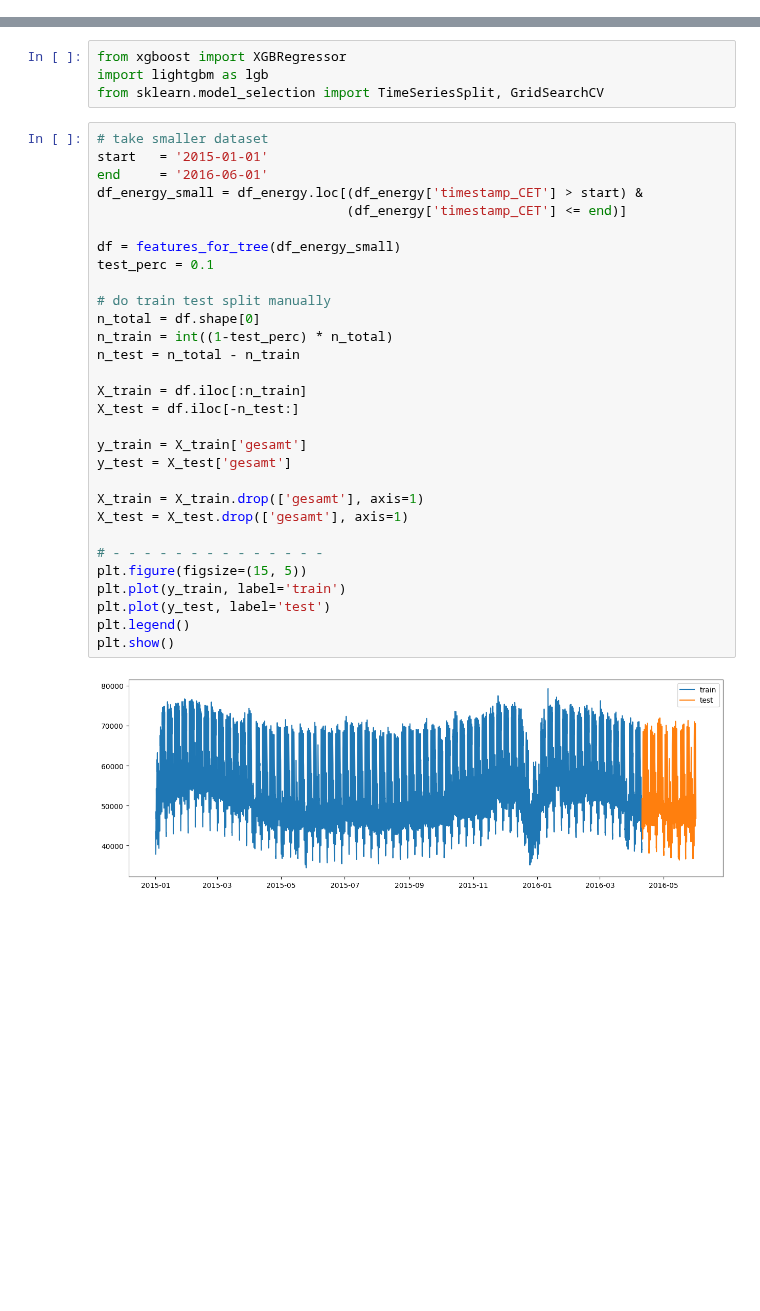
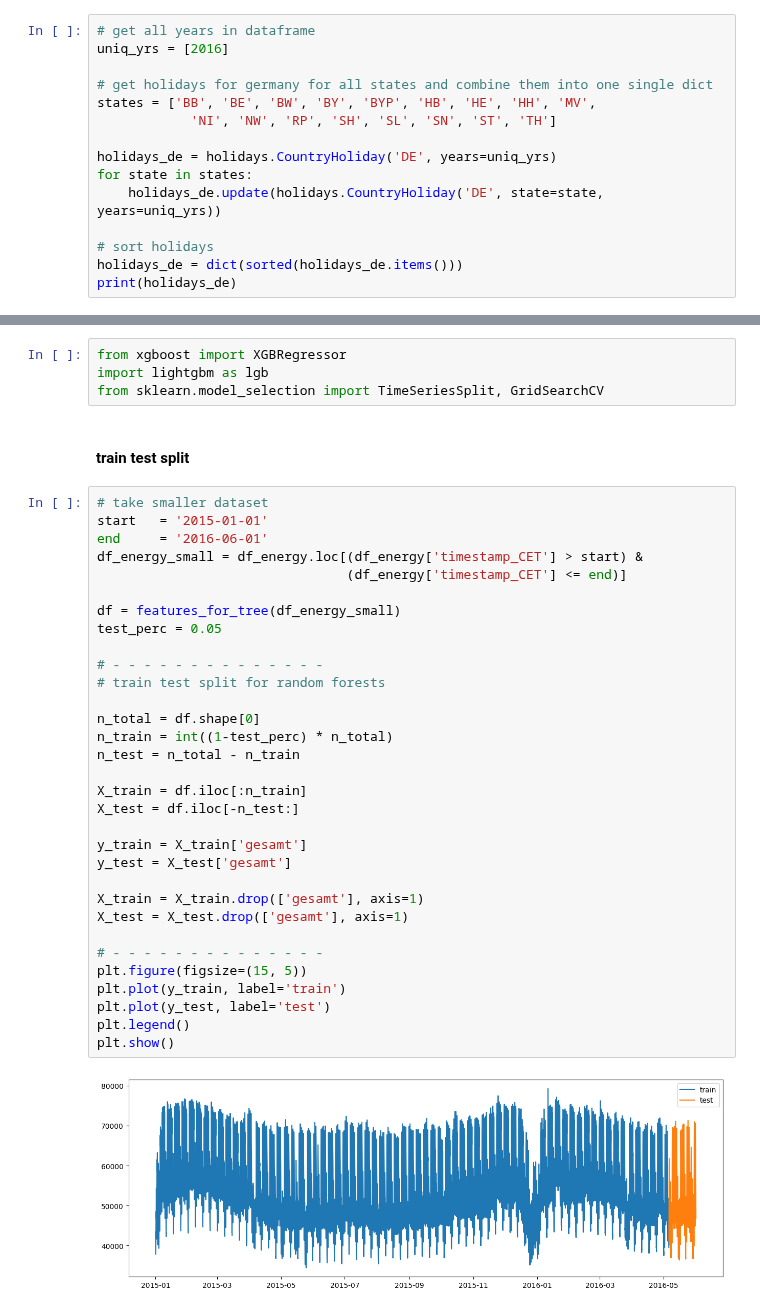
Before and after one commit to hikotei/2023_11-PTSFC, a Jupyter notebook: 2023_12_21 lin reg dummy, xgboost, lightgbm.ipynb, the cells around one changed output, grey strips where cells are left out. Cells and saved outputs as stored; diff of their text form; blank space fills up the shorter version.

```diff
--- a/2023_12_21 lin reg dummy, xgboost, lightgbm.ipynb
+++ b/2023_12_21 lin reg dummy, xgboost, lightgbm.ipynb
@@ -45,0 +50,15 @@ None
+# %%
+# get all years in dataframe
+uniq_yrs = [2016]
+
+# get holidays for germany for all states and combine them into one single dict
+states = ['BB', 'BE', 'BW', 'BY', 'BYP', 'HB', 'HE', 'HH', 'MV',
+            'NI', 'NW', 'RP', 'SH', 'SL', 'SN', 'ST', 'TH']
+
+holidays_de = holidays.CountryHoliday('DE', years=uniq_yrs)
+for state in states:
+    holidays_de.update(holidays.CountryHoliday('DE', state=state, years=uniq_yrs))
+
+# sort holidays
+holidays_de = dict(sorted(holidays_de.items()))
+print(holidays_de)
@@ -376,35 +401,39 @@ RMSE: 3500.2848571557174
 from xgboost import XGBRegressor
 import lightgbm as lgb
 from sklearn.model_selection import TimeSeriesSplit, GridSearchCV
+# %% [markdown]
+#### train test split
 # %%
 # take smaller dataset
 start   = '2015-01-01'
 end     = '2016-06-01'
 df_energy_small = df_energy.loc[(df_energy['timestamp_CET'] > start) &
                                 (df_energy['timestamp_CET'] <= end)]
 
 df = features_for_tree(df_energy_small)
-test_perc = 0.1
+test_perc = 0.05
 
-# do train test split manually
+# - - - - - - - - - - - - - -
+# train test split for random forests
+
 n_total = df.shape[0]
 n_train = int((1-test_perc) * n_total)
 n_test = n_total - n_train
 
 X_train = df.iloc[:n_train]
 X_test = df.iloc[-n_test:]
 
 y_train = X_train['gesamt']
 y_test = X_test['gesamt']
 
 X_train = X_train.drop(['gesamt'], axis=1)
 X_test = X_test.drop(['gesamt'], axis=1)
 
 # - - - - - - - - - - - - - -
 plt.figure(figsize=(15, 5))
 plt.plot(y_train, label='train')
 plt.plot(y_test, label='test')
 plt.legend()
 plt.show()
 # %% [output]
-[figure, old version]
+[figure, new version]
```
Also changed, not shown: parts of 20 cells of this notebook, 1 other file.
